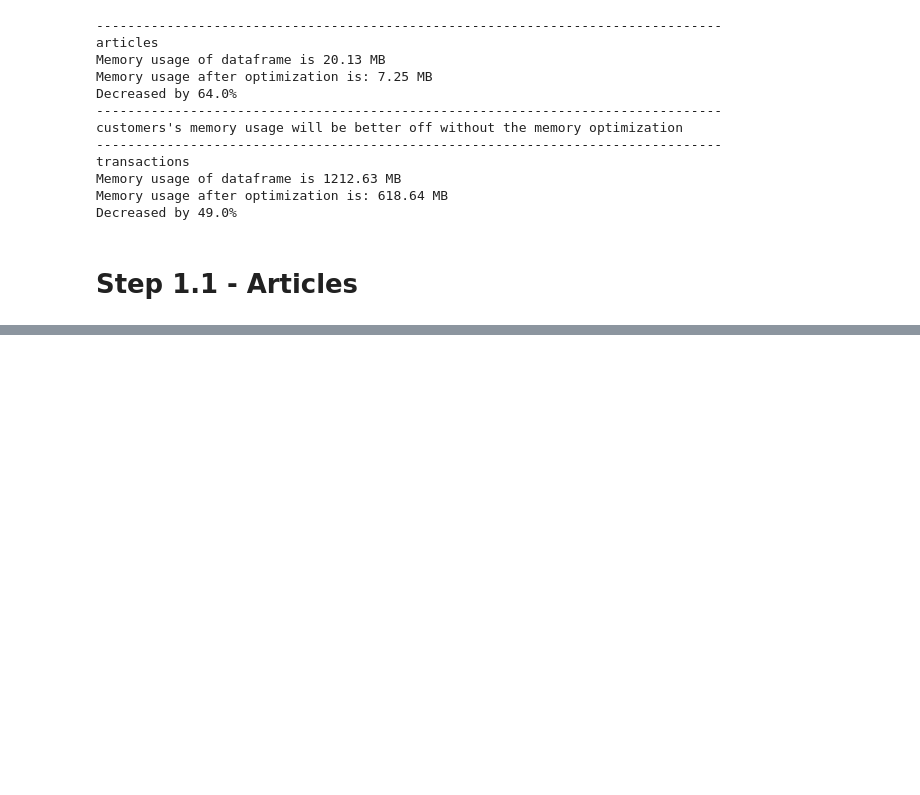
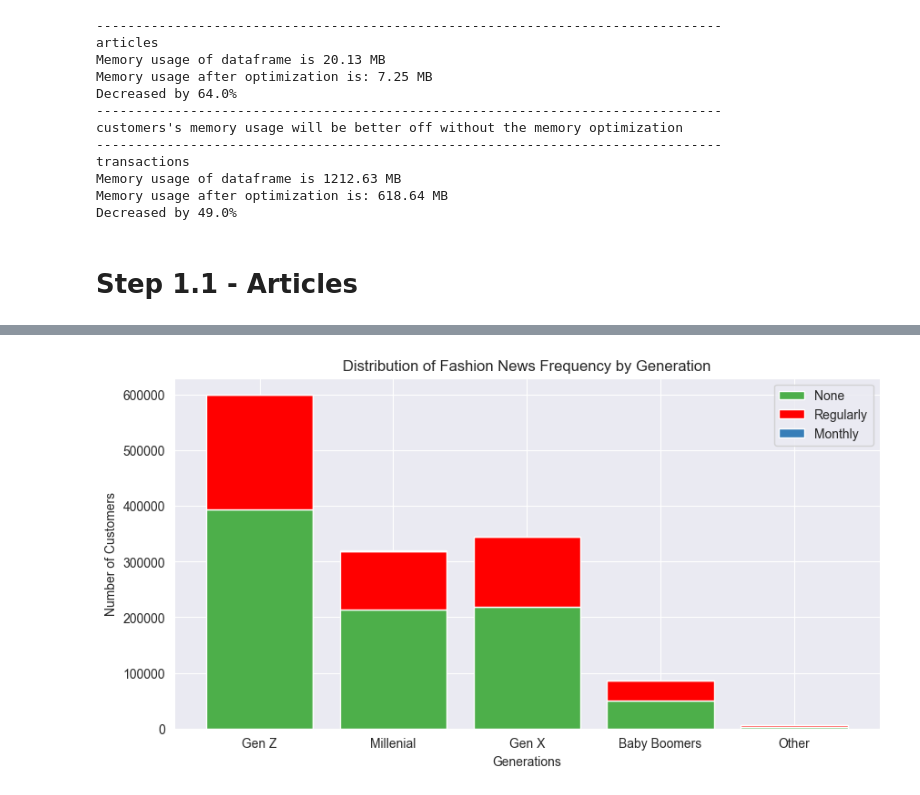
Before and after one commit to hoangnhavo17/H-M, a Jupyter notebook: H-M_EDA/eda.ipynb, the cells around one changed output, grey strips where cells are left out. Saved outputs shown, nothing was run; the diff lists cells and outputs as text; code cells hidden in the pictures; blank space fills up the shorter version.

```diff
--- a/H-M_EDA/eda.ipynb
+++ b/H-M_EDA/eda.ipynb
@@ -104,0 +184,42 @@ Transactions field description:
+# %%
+age_group_order = ['Gen Z', 'Millenial', 'Gen X', 'Baby Boomers', 'Other']
+
+fashion_news_data = pre_customers.groupby(['age_group', 'fashion_news_frequency']).size().reset_index(name='customer_count')
+
+fashion_news_data['age_group'] = pd.Categorical(
+    fashion_news_data['age_group'],
+    categories=age_group_order,
+    ordered=True
+)
+
+fashion_news_data['fashion_news_frequency'] = pd.Categorical(
+    fashion_news_data['fashion_news_frequency'],
+    categories=['None', 'Regularly', 'Monthly'],
+    ordered=True
+)
+
+stacked_news_data = fashion_news_data.pivot(index='age_group', columns='fashion_news_frequency', values='customer_count').fillna(0)
+
+news_colors = {'Regularly':'red',
+          'Monthly':sns.color_palette('Set1')[1],
+          'None':sns.color_palette('Set1')[2]}
+
+f, ax = plt.subplots(figsize=(10,5))
+bottom = None
+for category in ['None', 'Regularly', 'Monthly']:  # Ensure stacking follows the order
+    ax.bar(
+        stacked_news_data.index,
+        stacked_news_data[category],
+        label=category,
+        color=news_colors[category],
+        bottom=bottom
+    )
+    bottom = stacked_news_data[category] if bottom is None else bottom + stacked_news_data[category]
+
+ax.set_xlabel('Generations')
+ax.set_ylabel('Number of Customers')
+ax.set_title('Distribution of Fashion News Frequency by Generation')
+plt.legend(loc='upper right')
+plt.show()
+# %% [output]
+[figure, added]
```
Also changed, not shown: parts of 23 cells of this notebook.
